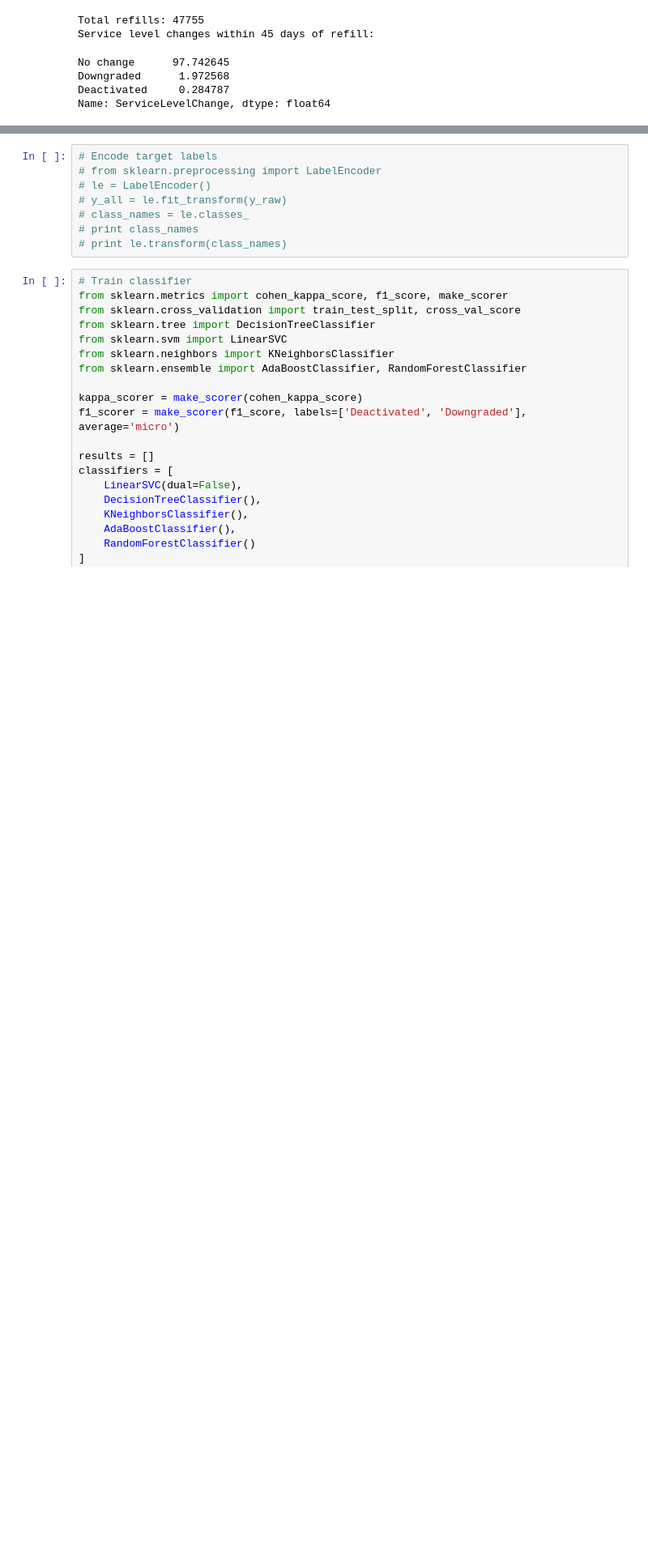
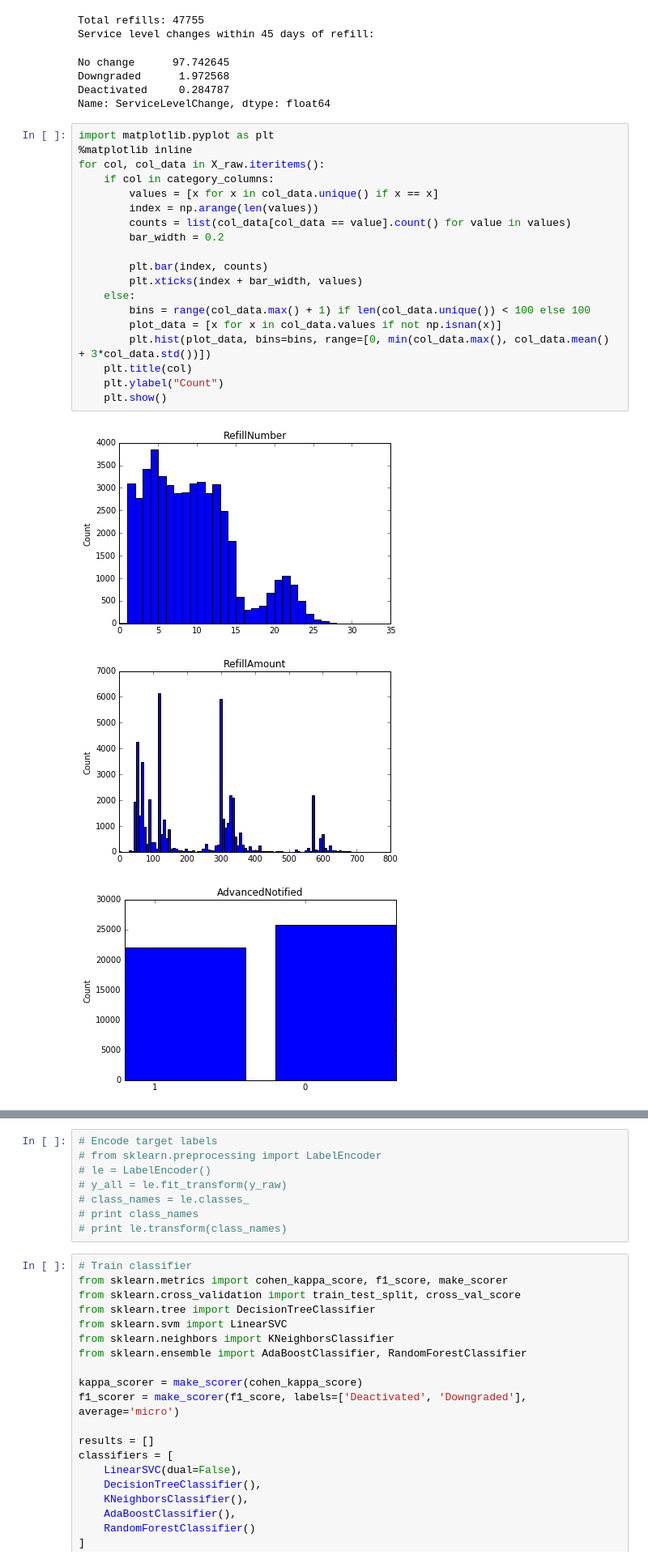
Before and after one commit to sjawhar/udacity-mlnd-capstone, a Jupyter notebook: kit_churn.ipynb, the cells around one changed output, grey strips where cells are left out. Shown at 81% size. Drawn from its saved outputs; the diff is of its cells as text; blank space fills up the shorter version.

Commit message:
Added visualizations of feature distributions.

```diff
--- a/kit_churn.ipynb
+++ b/kit_churn.ipynb
@@ -68,3 +71,26 @@ No change      97.742645
 Downgraded      1.972568
 Deactivated     0.284787
 Name: ServiceLevelChange, dtype: float64
+# %%
+import matplotlib.pyplot as plt
+%matplotlib inline
+for col, col_data in X_raw.iteritems():
+    if col in category_columns:
+        values = [x for x in col_data.unique() if x == x]
+        index = np.arange(len(values))
+        counts = list(col_data[col_data == value].count() for value in values)
+        bar_width = 0.2
+
+        plt.bar(index, counts)
+        plt.xticks(index + bar_width, values)
+    else:
+        bins = range(col_data.max() + 1) if len(col_data.unique()) < 100 else 100
+        plot_data = [x for x in col_data.values if not np.isnan(x)]
+        plt.hist(plot_data, bins=bins, range=[0, min(col_data.max(), col_data.mean() + 3*col_data.std())])
+    plt.title(col)
+    plt.ylabel("Count")
+    plt.show()
+# %% [output]
+[figure, added]
+[figure, added]
+[figure, added]
```
Also changed, not shown: parts of 4 cells of this notebook.
